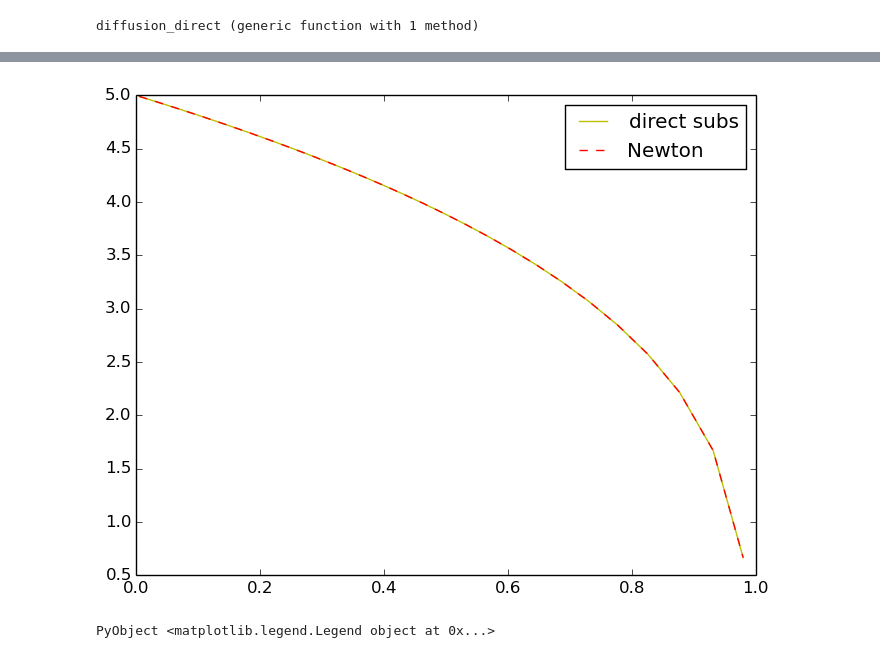
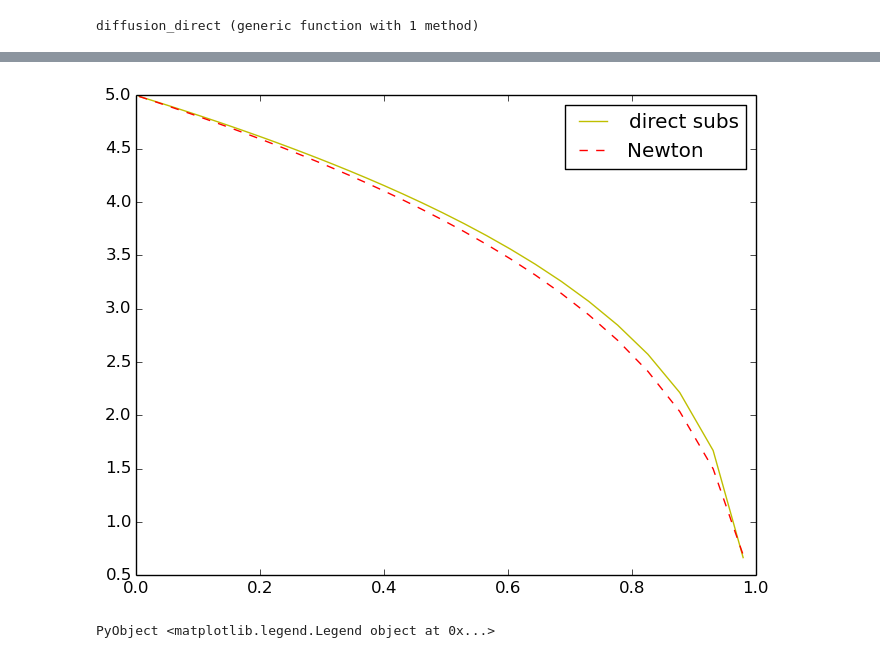
Before and after one commit to simulkade/fvtblog, a Jupyter notebook: posts/2015-04-10-choosing-the-right-averaging-method-for-fvm.ipynb, the cells around one changed output, grey strips where cells are left out. Drawn from its saved outputs; the diff is of its cells as text; code cells hidden in the pictures.

```diff
--- a/posts/2015-04-10-choosing-the-right-averaging-method-for-fvm.ipynb
+++ b/posts/2015-04-10-choosing-the-right-averaging-method-for-fvm.ipynb
@@ -57,8 +77,6 @@ function diffusion_newton(conv_method, avg_method)
             if conv_method==1
                 Mconv= convectionTerm(u)
             elseif conv_method==2
-                Mconv= convectionTerm(u)
-            elseif conv_method==3
                 Mconv= convectionUpwindTerm(u)
             end
             # divergence term on the RHS
@@ -75,7 +93,7 @@ function diffusion_newton(conv_method, avg_method)
             phi_val=copyCell(phi_new)
         end
         phi_old= copyCell(phi_val)
-        visualizeCells(phi_val)
+        #visualizeCells(phi_val)
     end
     return phi_val
 end
@@ -136,7 +149,7 @@ function diffusion_direct()
             phi_val=copyCell(phi_new)
         end
         phi_old= copyCell(phi_val)
-        visualizeCells(phi_val)
+        #visualizeCells(phi_val)
     end
     return phi_val
 end
@@ -150,7 +158,9 @@ CellValue{Float64}(MeshStructure(1,[37],CellSize{Float64}([0.01,0.01,0.0105,0.01
 # %%
+phi_ds=diffusion_direct()
+phi_n=diffusion_newton(2,2)
 plot(phi_ds.domain.cellcenters.x, phi_ds.value[2:end-1], "y",
 phi_n.domain.cellcenters.x, phi_n.value[2:end-1], "--r")
 legend(["direct subs", "Newton"])
 # %% [output]
-[figure, old version]
+[figure, new version]
 PyObject <matplotlib.legend.Legend object at 0x...>
```
Also changed, not shown: parts of 4 cells of this notebook.
